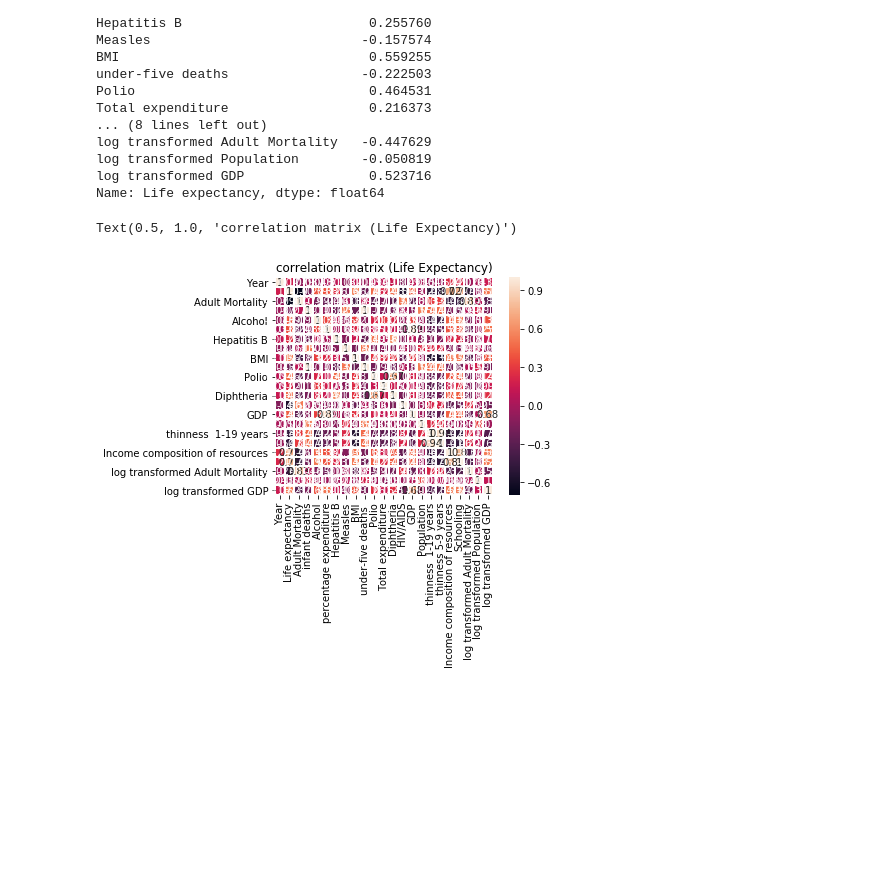
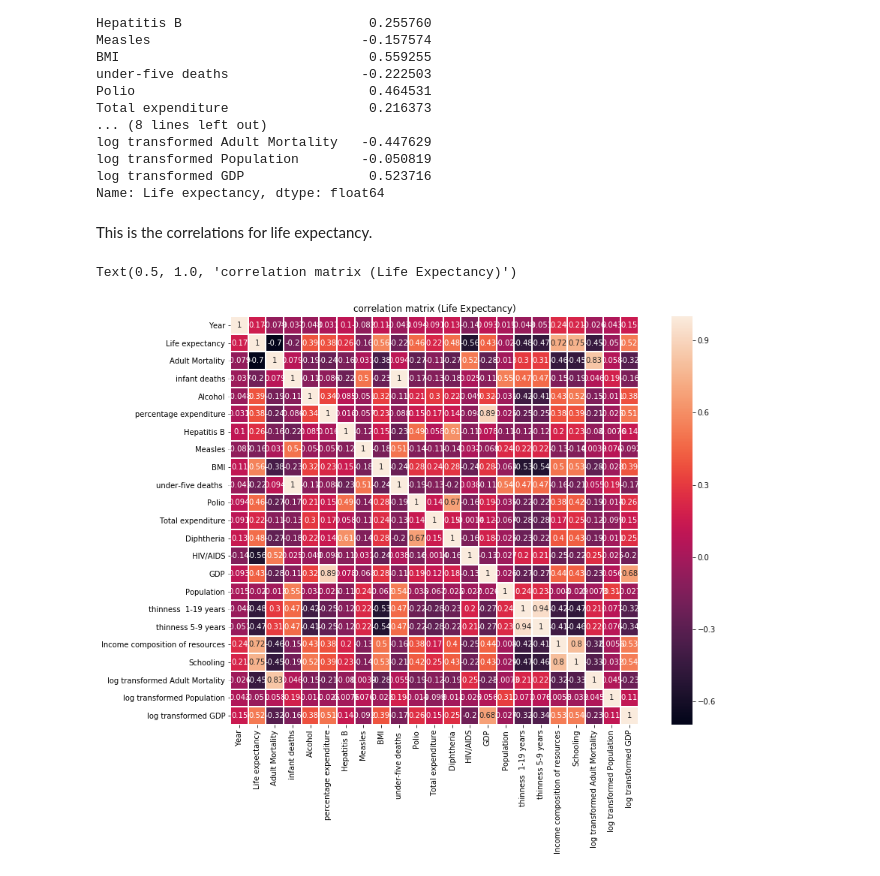
Before and after one commit to ale1995co/Model-Preparation-Challenge, a Jupyter notebook: Model Preparation Challenge.ipynb, the cells around one changed output. Saved outputs shown, nothing was run; the diff lists cells and outputs as text; code cells hidden in the pictures; blank space fills up the shorter version.

```diff
--- a/Model Preparation Challenge.ipynb
+++ b/Model Preparation Challenge.ipynb
@@ -393,10 +393,14 @@ log transformed Adult Mortality   -0.447629
 log transformed Population        -0.050819
 log transformed GDP                0.523716
 Name: Life expectancy, dtype: float64
+# %% [markdown]
+This is the correlations for life expectancy.
 # %%
 import seaborn as sns
+
+plt.figure(figsize = (16,10))
 sns.heatmap(life_expectancy_corr, square=True, annot=True, linewidths=1)
 plt.title("correlation matrix (Life Expectancy)")
 # %% [output]
 Text(0.5, 1.0, 'correlation matrix (Life Expectancy)')
-[figure, old version]
+[figure, new version]
```
Also changed, not shown: parts of 4 cells of this notebook.
